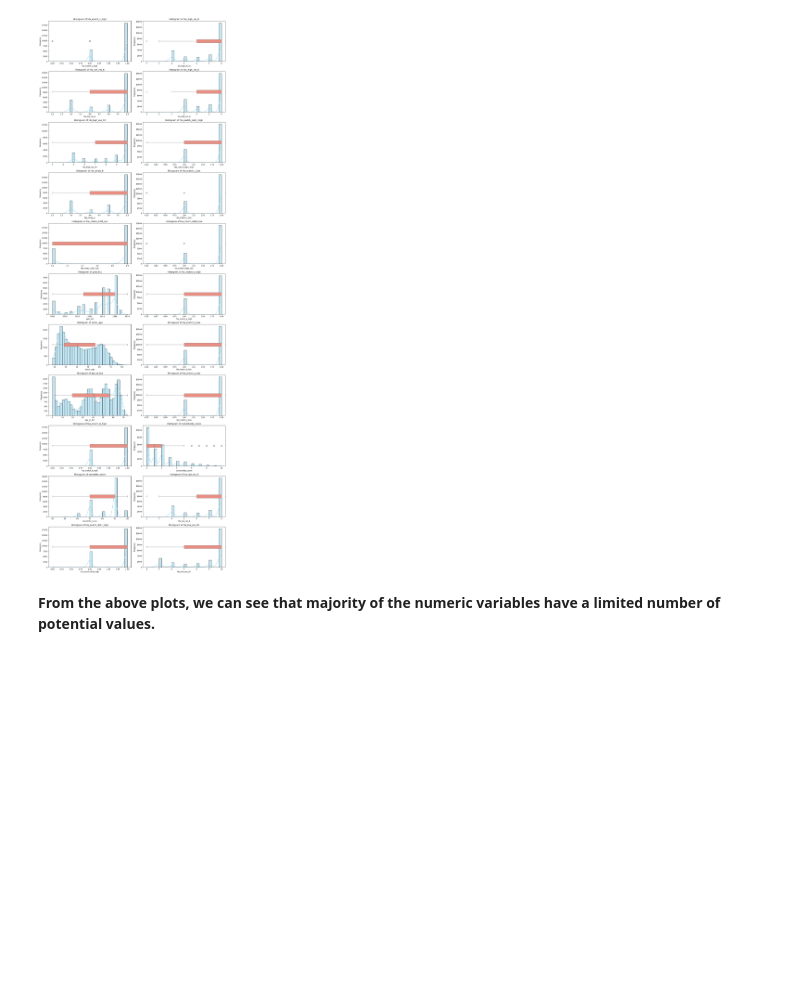
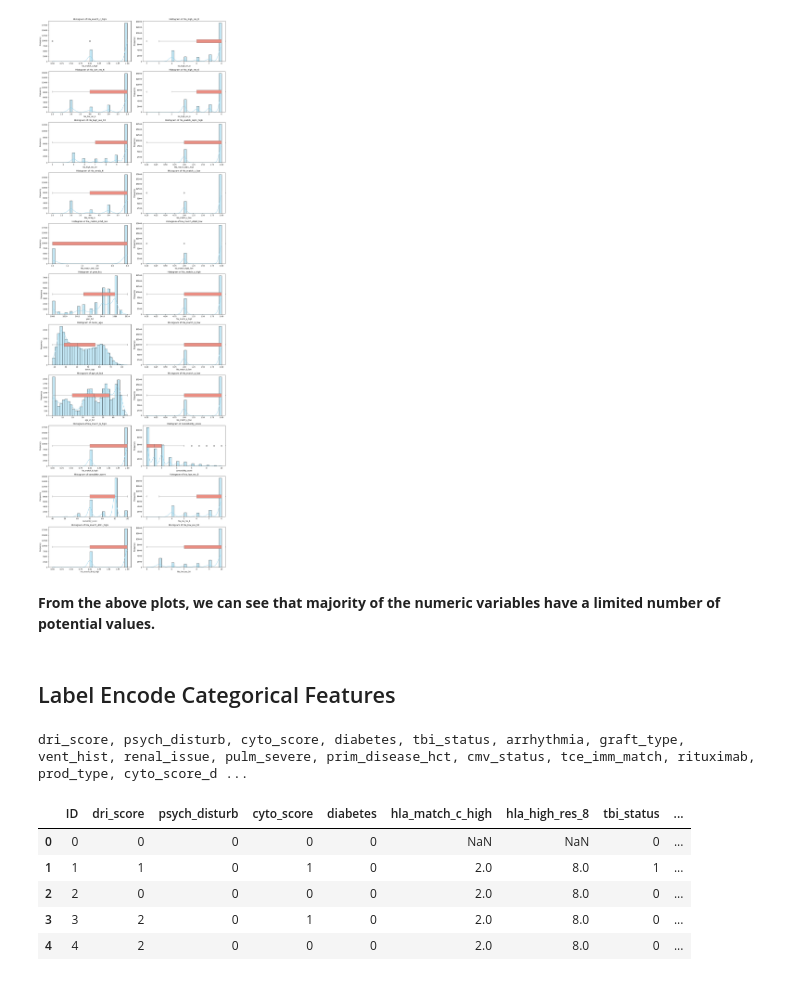
Before and after one commit to CWS01/KaggleHCTOutcomes, a Jupyter notebook: PredictingHCTOutcomes.ipynb, the cells around one changed output. Saved outputs shown, nothing was run; the diff lists cells and outputs as text; code cells hidden in the pictures; blank space fills up the shorter version.

```diff
--- a/PredictingHCTOutcomes.ipynb
+++ b/PredictingHCTOutcomes.ipynb
@@ -117,3 +117,35 @@ plt.show()
 [figure]
 # %% [markdown]
 **From the above plots, we can see that majority of the numeric variables have a limited number of potential values.**
+# %% [markdown]
+## Label Encode Categorical Features
+# %%
+combineddf = pd.concat([traindf, testdf], axis=0, ignore_index=False)
+
+for c in features:
+    if c in CATVARS:
+        print(f"{c}, ",end="")
+        combineddf[c],_ = combineddf[c].factorize()
+        combineddf[c] -= combineddf[c].min()
+        combineddf[c] = combineddf[c].astype('int32')
+        combineddf[c] = combineddf[c].astype('category')
+
+    else:
+        if combineddf[c].dtype=='float64':
+            combineddf[c] = combineddf[c].astype('float32')
+        if combineddf[c].dtype=='int64':
+            combineddf[c] = combineddf[c].astype('int32')
+
+traindf = combineddf.iloc[:len(traindf)].copy()
+testdf = combineddf.iloc[:len(testdf)].copy()
+# %% [output]
+dri_score, psych_disturb, cyto_score, diabetes, tbi_status, arrhythmia, graft_type, vent_hist, renal_issue, pulm_severe, prim_disease_hct, cmv_status, tce_imm_match, rituximab, prod_type, cyto_score_d ...
+# %%
+traindf.head()
+# %% [output]
+|  | ID | dri_score | psych_disturb | cyto_score | diabetes | hla_match_c_high | hla_high_res_8 | tbi_status | ... |
+| 0 | 0 | 0 | 0 | 0 | 0 | NaN | NaN | 0 | ... |
+| 1 | 1 | 1 | 0 | 1 | 0 | 2.0 | 8.0 | 1 | ... |
+| 2 | 2 | 0 | 0 | 0 | 0 | 2.0 | 8.0 | 0 | ... |
+| 3 | 3 | 2 | 0 | 1 | 0 | 2.0 | 8.0 | 0 | ... |
+| 4 | 4 | 2 | 0 | 0 | 0 | 2.0 | 8.0 | 0 | ... |
```
Also changed, not shown: parts of 3 cells of this notebook.
